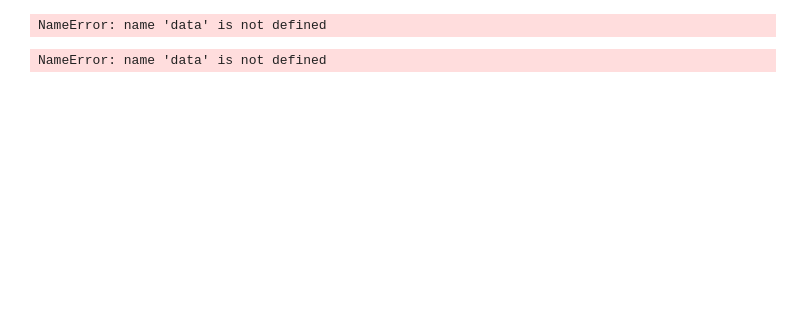
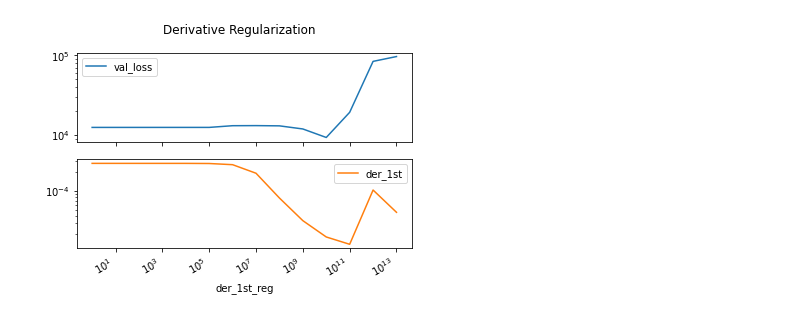
Before and after one commit to sailab-code/learning-sidarthe, a Jupyter notebook: analyze_derivative_regularization_experiments.ipynb, the cells around one changed output. Drawn from its saved outputs; the diff is of its cells as text; code cells hidden in the pictures; blank space fills up the shorter version.

```diff
--- a/analyze_derivative_regularization_experiments.ipynb
+++ b/analyze_derivative_regularization_experiments.ipynb
@@ -8,7 +8,7 @@ import math
 
 from utils.analysys_utils import list_experiments_in_dir
 # %%
-experiments_path = os.path.join(os.getcwd(), "derivative_reg", "sidarthe_extended", "Italy")
+experiments_path = os.path.join(os.getcwd(), "runs", "derivative_reg", "sidarthe_extended", "Italy")
 experiments = list_experiments_in_dir(experiments_path)
 
 # sort experiments by derivative regularization term
@@ -23,29 +21,29 @@ base_val_loss = experiments[0]['final']['best_epoch']['val_loss']
 base_der_loss = 0.
 
 # use value of derivative regularization as x axis
-x_axis = []
-val_losses = []
-der_losses = []
-indices = []
+
+data = {
+    "der_1st_reg": [],
+    "val_loss": [],
+    "der_1st": []
+}
 for exp in experiments:
     der_1st_reg = exp['settings']['der_1st_reg']
     if der_1st_reg == 0.:
         continue
 
-    x_axis.append(der_1st_reg)
+    data['der_1st_reg'].append(der_1st_reg)
 
     val_loss = exp['final']['best_epoch']['val_loss']
-    val_losses.append(val_loss)
+    data['val_loss'].append(val_loss)
 
     # normalize w.r.t. regularization weight
     der_1st_loss = exp['final']['best_epoch']['losses']['der_1st'] / der_1st_reg
-    der_losses.append(der_1st_loss)
+    data['der_1st'].append(der_1st_loss)
 
-    val_gain = base_val_loss - val_loss
-    indices.append(val_gain / -math.log10(der_1st_loss))
+    #val_gain = base_val_loss - val_loss
+    #indices.append(val_gain / -math.log10(der_1st_loss))
 
-
-data = {"der_reg": x_axis, "validation": val_losses, "derivative": der_losses, "index": indices}
-
-data["index"]
+df = pd.DataFrame(data)
+df
 # %% [output]
@@ -53,14 +68,8 @@ NameError: name 'experiments' is not defined
 # %%
 # plot regularization weight vs validation loss
-plot = sns.lineplot(data=data, x="der_reg", y="validation")
-plot.set(xscale="log", yscale="log")
-plot.set_title("Regularization Weight vs Validation Loss")
+pl_title = "Derivative Regularization"
+plot = df.plot(x='der_1st_reg', subplots=True, title=pl_title, logx=True, logy=True)
+#plot.set(xscale="log")
+#plot.set_title("Regularization Weight vs Validation Loss")
 # %% [output]
-NameError: name 'data' is not defined
+[figure, added]
-# %%
-# plot regularization weight vs derivative loss
-plot = sns.lineplot(data=data, x="der_reg", y="derivative")
-plot.set_title("Regularization Weight vs Derivative Loss")
-plot.set(xscale="log", yscale="log")
-# %% [output]
-NameError: name 'data' is not defined
```
Also changed, not shown: parts of 5 cells of this notebook, 4 other files.
